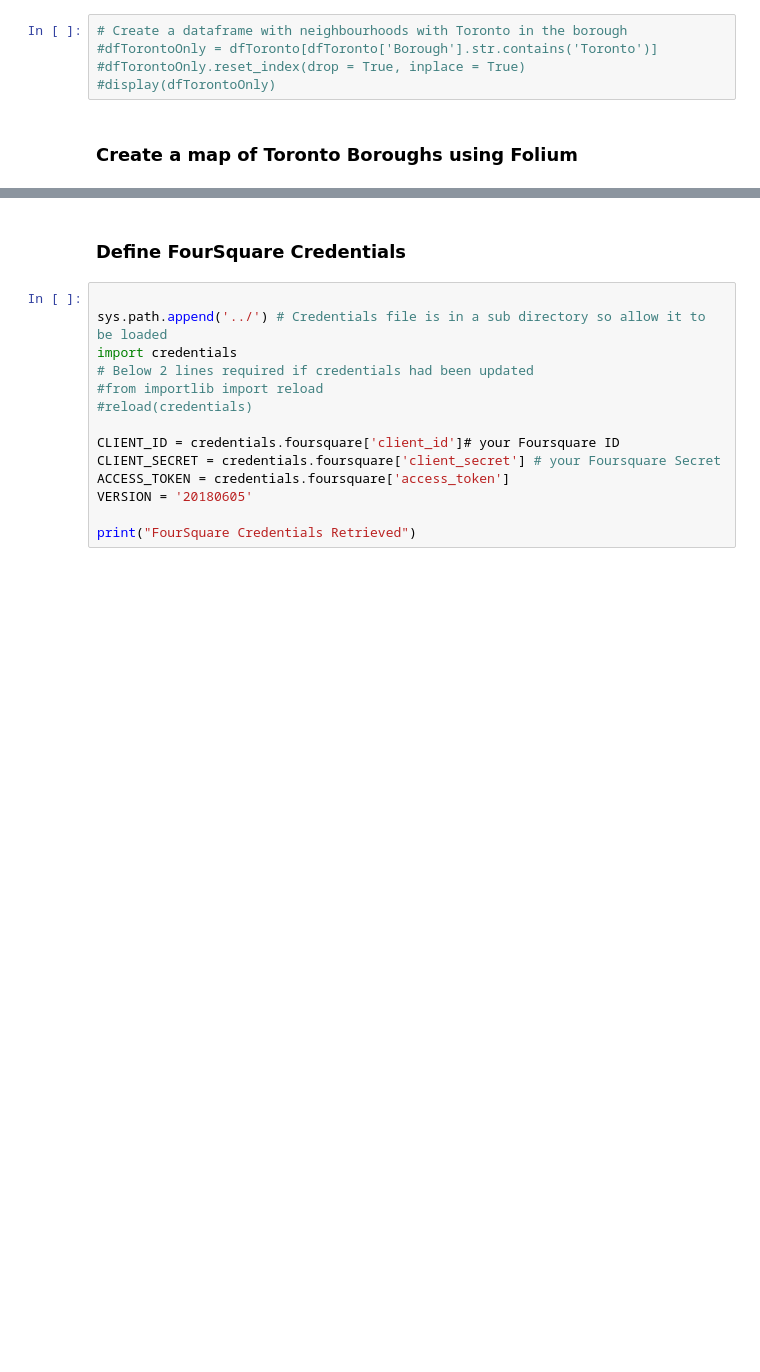
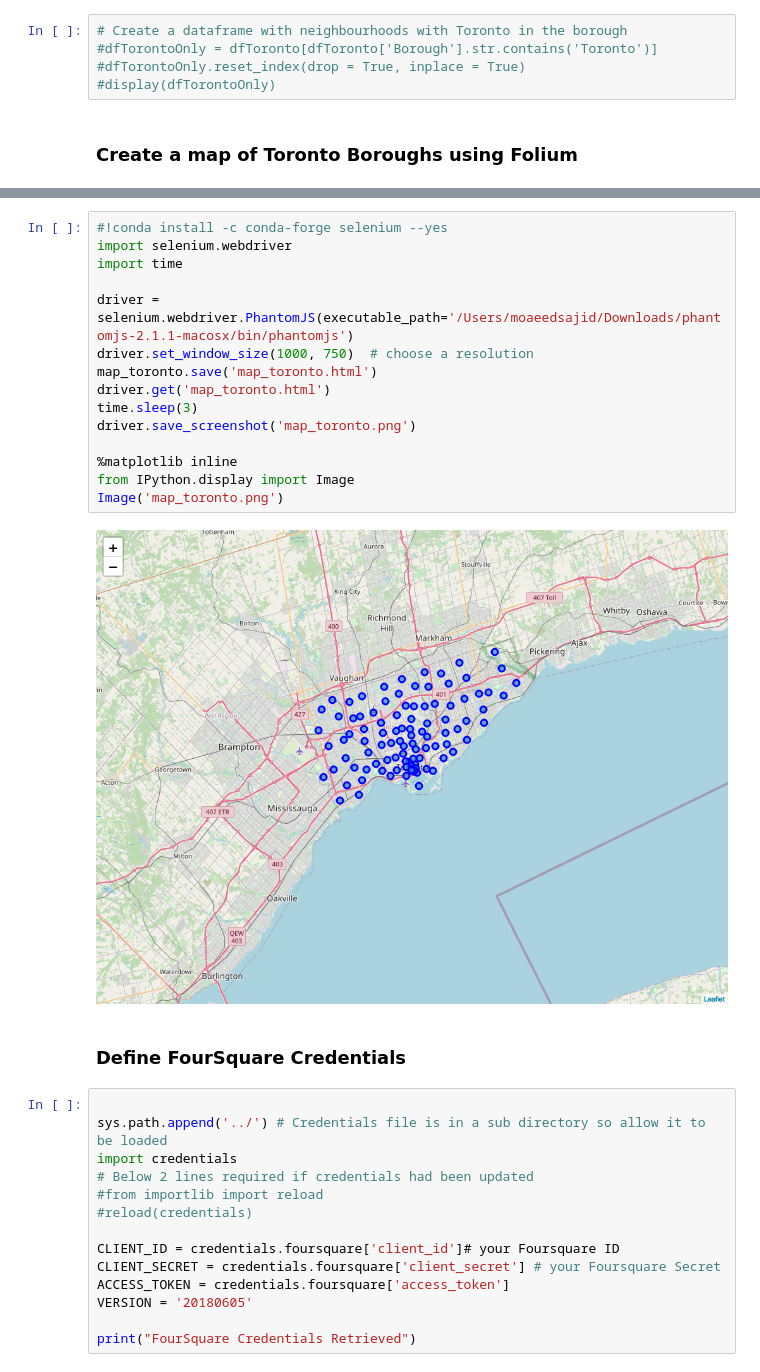
Before and after one commit to moaeedsajid/Coursera_Capstone, a Jupyter notebook: Week3_Part3.ipynb, the cells around one changed output, grey strips where cells are left out. Drawn from its saved outputs; the diff is of its cells as text; blank space fills up the shorter version.

```diff
--- a/Week3_Part3.ipynb
+++ b/Week3_Part3.ipynb
@@ -100,3 +105,20 @@ HTML(map_toronto._repr_html_())
+# %%
+#!conda install -c conda-forge selenium --yes
+import selenium.webdriver
+import time
+
+driver = selenium.webdriver.PhantomJS(executable_path='/Users/moaeedsajid/Downloads/phantomjs-2.1.1-macosx/bin/phantomjs')
+driver.set_window_size(1000, 750)  # choose a resolution
+map_toronto.save('map_toronto.html')
+driver.get('map_toronto.html')
+time.sleep(3)
+driver.save_screenshot('map_toronto.png')
+
+%matplotlib inline
+from IPython.display import Image
+Image('map_toronto.png')
+# %% [output]
+[figure, added]
 # %% [markdown]
 ### Define FourSquare Credentials
 # %%
```
Also changed, not shown: parts of 23 cells of this notebook, 2 other files.
